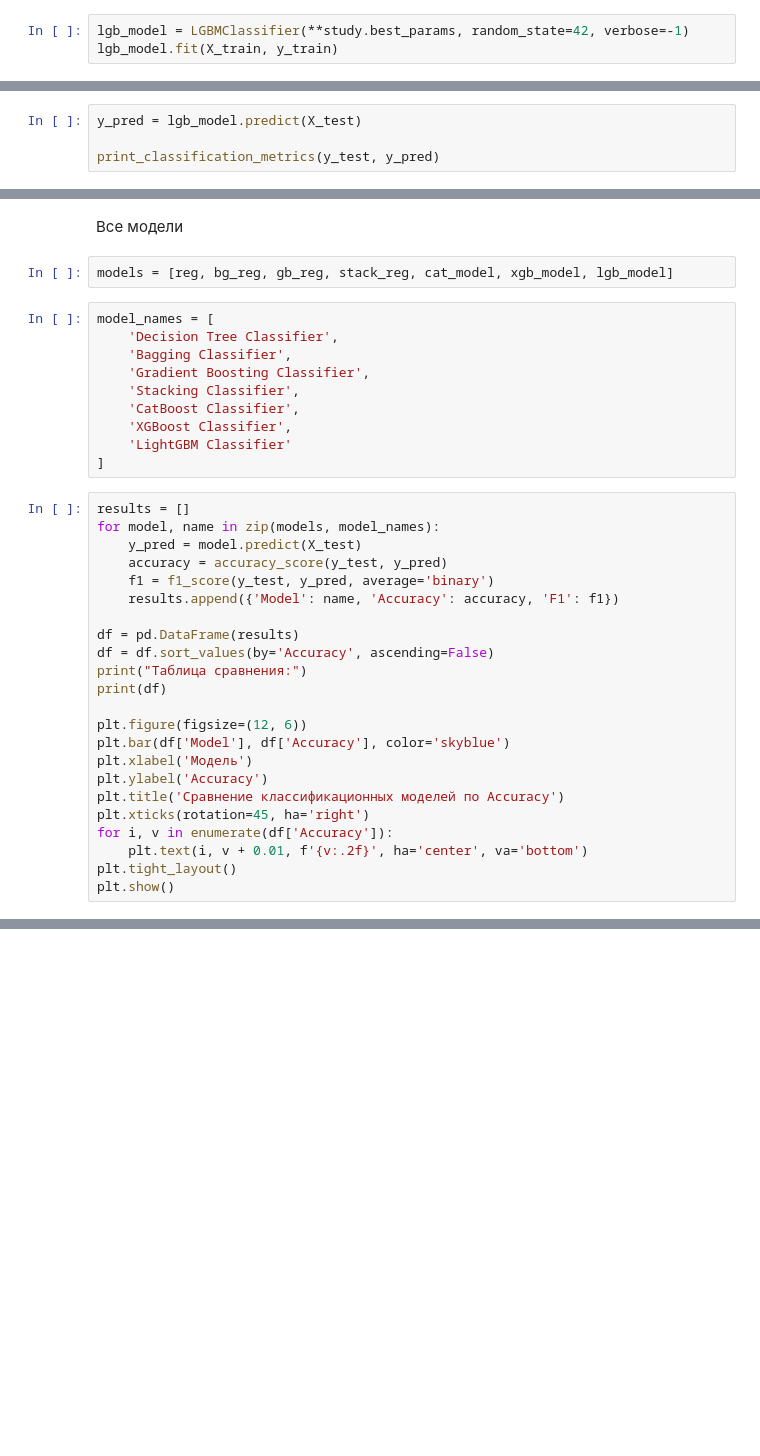
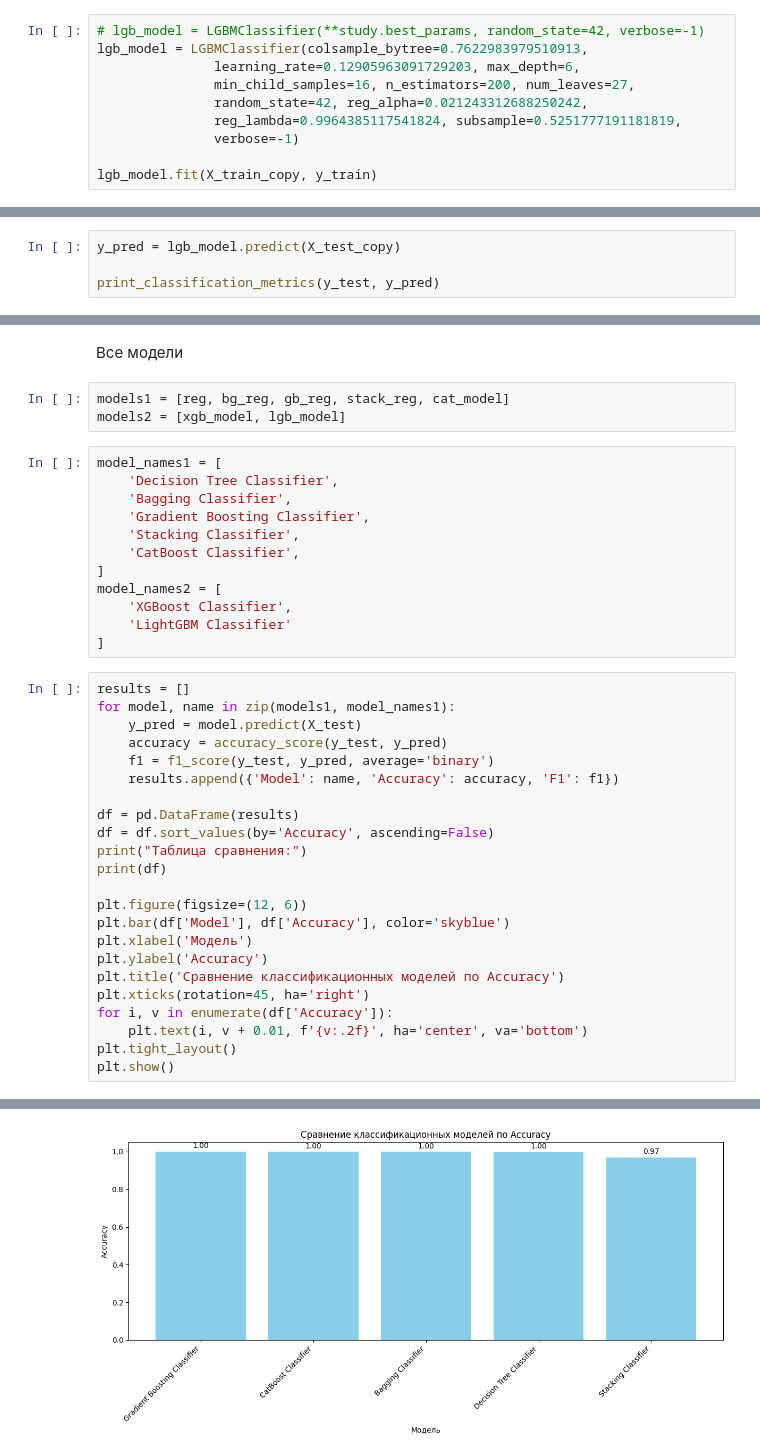
Before and after one commit to Vaiforo/ML1, a Jupyter notebook: k4_lab3.ipynb, the cells around one changed output, grey strips where cells are left out. Saved outputs shown, nothing was run; the diff lists cells and outputs as text; blank space fills up the shorter version.

```diff
--- a/k4_lab3.ipynb
+++ b/k4_lab3.ipynb
@@ -455,3 +599,10 @@ study.optimize(objective, n_trials=50)
 # %%
-lgb_model = LGBMClassifier(**study.best_params, random_state=42, verbose=-1)
-lgb_model.fit(X_train, y_train)
+# lgb_model = LGBMClassifier(**study.best_params, random_state=42, verbose=-1)
+lgb_model = LGBMClassifier(colsample_bytree=0.7622983979510913,
+               learning_rate=0.12905963091729203, max_depth=6,
+               min_child_samples=16, n_estimators=200, num_leaves=27,
+               random_state=42, reg_alpha=0.021243312688250242,
+               reg_lambda=0.9964385117541824, subsample=0.5251777191181819,
+               verbose=-1)
+
+lgb_model.fit(X_train_copy, y_train)
@@ -458,4 +616,4 @@ lgb_model.fit(X_train, y_train)
 # %%
-y_pred = lgb_model.predict(X_test)
+y_pred = lgb_model.predict(X_test_copy)
 
 print_classification_metrics(y_test, y_pred)
@@ -462,20 +630,23 @@ print_classification_metrics(y_test, y_pred)
 # %% [markdown]
 Все модели
 # %%
-models = [reg, bg_reg, gb_reg, stack_reg, cat_model, xgb_model, lgb_model]
+models1 = [reg, bg_reg, gb_reg, stack_reg, cat_model]
+models2 = [xgb_model, lgb_model]
 # %%
-model_names = [
+model_names1 = [
     'Decision Tree Classifier',
     'Bagging Classifier',
     'Gradient Boosting Classifier',
     'Stacking Classifier',
     'CatBoost Classifier',
+]
+model_names2 = [
     'XGBoost Classifier',
     'LightGBM Classifier'
 ]
 # %%
 results = []
-for model, name in zip(models, model_names):
+for model, name in zip(models1, model_names1):
     y_pred = model.predict(X_test)
     accuracy = accuracy_score(y_test, y_pred)
     f1 = f1_score(y_test, y_pred, average='binary')
@@ -496,3 +667,4 @@ for i, v in enumerate(df['Accuracy']):
     plt.text(i, v + 0.01, f'{v:.2f}', ha='center', va='bottom')
 plt.tight_layout()
 plt.show()
+# %% [output]
@@ -498,0 +678 @@ plt.show()
+[figure, added]
```
Also changed, not shown: parts of 38 cells of this notebook, 4 other files.
